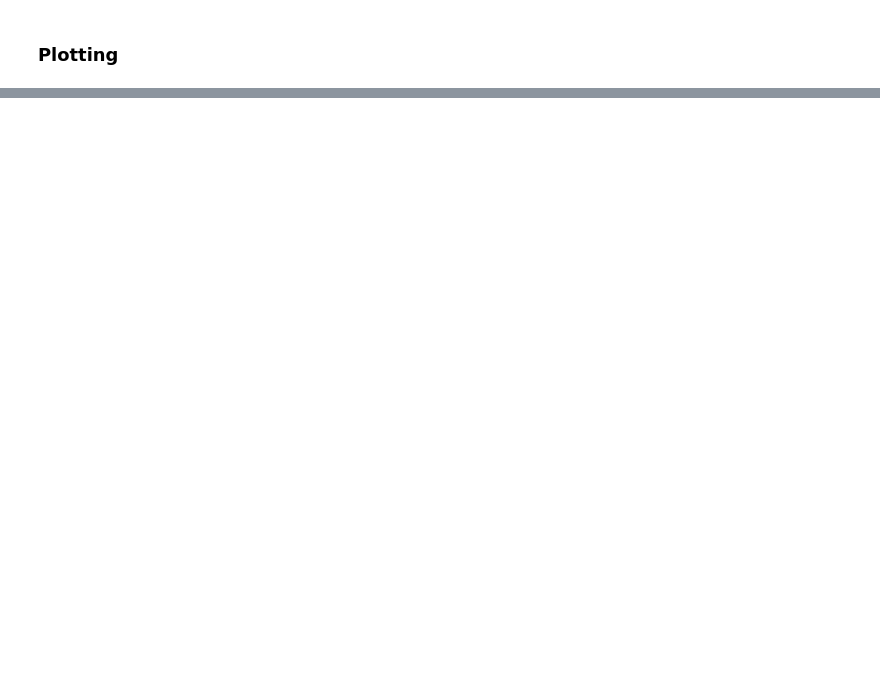
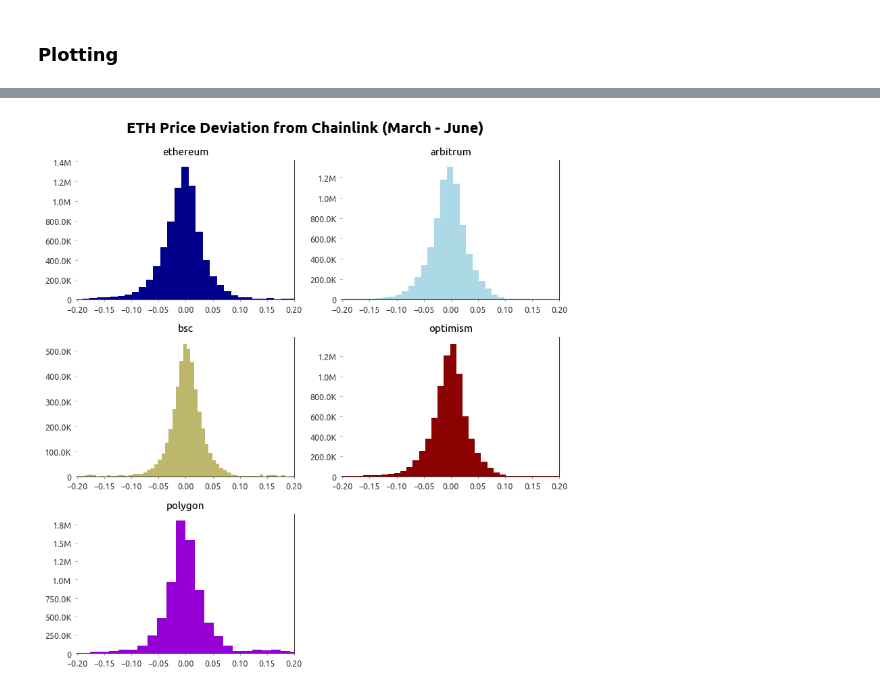
Before and after one commit to Evan-Kim2028/cross_chain_dexes, a Jupyter notebook: cross_chain_prices.ipynb, the cells around one changed output, grey strips where cells are left out. Drawn from its saved outputs; the diff is of its cells as text; code cells hidden in the pictures; blank space fills up the shorter version.

Commit message:
feat(chart): eth price deviation from chainlink

```diff
--- a/cross_chain_prices.ipynb
+++ b/cross_chain_prices.ipynb
@@ -108,0 +196,3 @@ ValueError: Index contains duplicate entries, cannot reshape
+# %%
+# copy pivot df
+price_deviation_df = pivot_df.copy(deep=True)
@@ -153,16 +227,0 @@ dtype: object
-# %%
-import matplotlib.pyplot as plt
-import matplotlib.ticker as ticker
-
-import thanefield_charting as tc
-
-# Format the y-axis tick labels
-def format_y_ticks(value, pos):
-    if value >= 1e9:
-        return f'${value / 1e9:.1f}B'
-    elif value >= 1e6:
-        return f'${value / 1e6:.1f}M'
-    elif value >= 1e3:
-        return f'${value / 1e3:.1f}K'
-    else:
-        return f'${value:.0f}'
@@ -192,0 +228,59 @@ tc.save('charts/dex_total_pool_vol.png')
+# %%
+import matplotlib.pyplot as plt
+
+def format_y_ticks(value, pos):
+    if value >= 1e9:
+        return f'{value / 1e9:.1f}B'
+    elif value >= 1e6:
+        return f'{value / 1e6:.1f}M'
+    elif value >= 1e3:
+        return f'{value / 1e3:.1f}K'
+    else:
+        return f'{value:.0f}'
+
+
+# Create a figure and an array of subplots
+fig, axs = plt.subplots(3, 2, figsize=(8, 8))
+
+# Define the data and labels for each histogram
+data = {
+    'ethereum': price_deviation_df['ethereum'],
+    'arbitrum': price_deviation_df['arbitrum'],
+    'bsc': price_deviation_df['bsc'],
+    'optimism': price_deviation_df['optimism'],
+    'polygon': price_deviation_df['polygon']
+}
+
+labels = ['ethereum', 'arbitrum', 'bsc', 'optimism', 'polygon']
+colors = ['darkblue', 'lightblue', 'darkkhaki', 'darkred', 'darkviolet']
+
+
+# Iterate over the subplots and create histograms
+for i, ax in enumerate(axs.flat):
+    if i < len(labels):
+        ax.hist(data[labels[i]], bins=250, color=colors[i].format(i))
+        ax.set_title(labels[i])
+
+        # Set common x and y axis limits
+        ax.set_xlim(-0.2, 0.2)
+
+        # set y axis formatter
+        ax.yaxis.set_major_formatter(ticker.FuncFormatter(format_y_ticks))
+
+    else:
+        # Remove empty subplot
+        fig.delaxes(ax)
+
+# Adjust the spacing between subplots
+plt.tight_layout()
+
+# Add a main title
+fig.suptitle('ETH Price Deviation from Chainlink (March - June)', fontsize=16, fontweight='bold', y=1.03)
+
+# Show the plot
+plt.show()
+
+# save picture
+fig.savefig('charts/eth_price_deviation.png', dpi=300, bbox_inches='tight')
+# %% [output]
+[figure, added]
```
Also changed, not shown: parts of 27 cells of this notebook, 1 other file.
